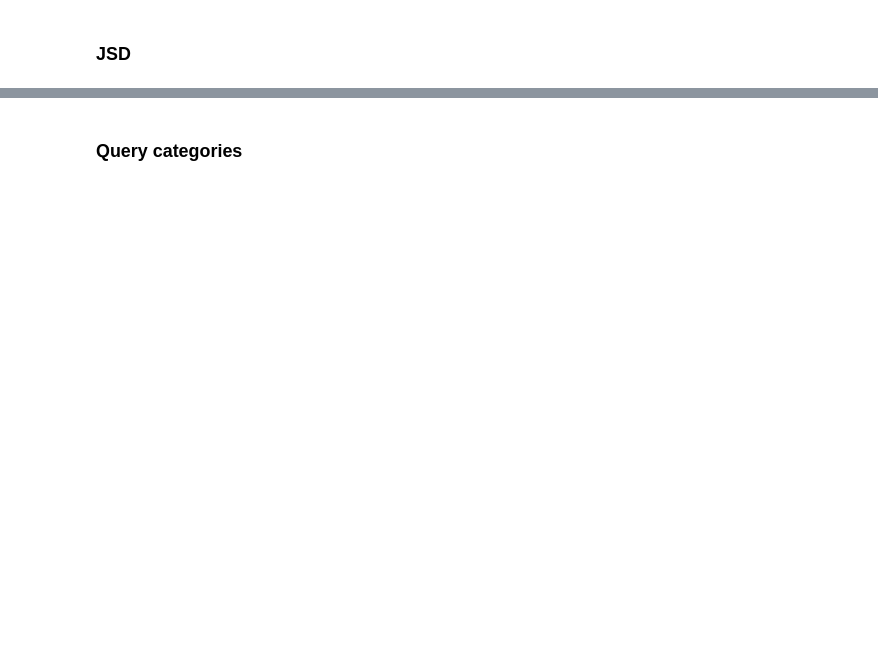
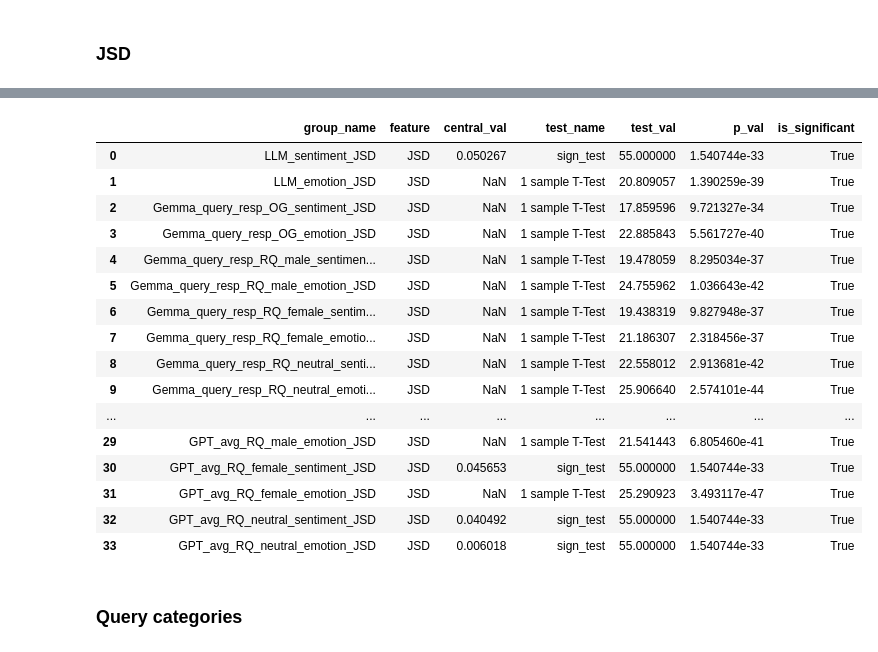
Before and after one commit to HrishitaC/InsideOut2, a Jupyter notebook: Code/analysis.ipynb, the cells around one changed output, grey strips where cells are left out. Cells and saved outputs as stored; diff of their text form; code cells hidden in the pictures; blank space fills up the shorter version.

```diff
--- a/Code/analysis.ipynb
+++ b/Code/analysis.ipynb
@@ -367,3 +397,56 @@ JSD_sig_df
+# %%
+from scipy.stats import shapiro, ttest_1samp
+from statsmodels.stats.descriptivestats import sign_test
+
+def JSD_significance_test(JSD, group_name):
+    shapiro_pval = shapiro(JSD)[1]
+    central_val = 0
+    if shapiro_pval < 0.05:
+        test_val, p_val = sign_test(JSD, central_val)
+        test_name = "sign_test"
+        med = np.nanmedian(JSD)
+    else:
+        test_val, p_val = ttest_1samp(JSD, central_val, nan_policy="omit")
+        test_name = "1 sample T-Test"
+        med = np.average(JSD)
+
+    return [group_name, "JSD", med, test_name, test_val, p_val, p_val < 0.05]
+# %%
+# testing if gemma and gpt sentiment/emotion vectors are significantly distant from each other
+llm_sent_JSD_sig = JSD_significance_test(JSD=llm_JSD["sentiment_JSD"], group_name="LLM_sentiment_JSD")
+llm_emo_JSD_sig = JSD_significance_test(JSD=llm_JSD["emotion_JSD"], group_name="LLM_emotion_JSD")
+
+# testing if LLM responses (for OG and RQ (all versions)) sentiment/emotion vectors are significantly distant from the sentiment/emotion vector of the OG prompt
+gemma_query_resp_JSD_sig = [JSD_significance_test(JSD = query_gemma_JSD[col], group_name="Gemma_query_resp_"+col) for col in query_gemma_JSD.drop(columns=["query"]).columns]
+gpt_query_resp_JSD_sig = [JSD_significance_test(JSD = query_gpt_JSD[col], group_name="GPT_query_resp_"+col) for col in query_gpt_JSD.drop(columns=["query"]).columns]
+
+# testing if LLM responses (for OG and RQ (all versions)) sentiment/emotion vectors are significantly distant from their respective average vectors
+gemma_avg_JSD_sig = [JSD_significance_test(JSD=gemma_avg_JSD[col], group_name="Gemma_avg_"+col) for col in gemma_avg_JSD.drop(columns=["query"]).columns]
+gpt_avg_JSD_sig = [JSD_significance_test(JSD=gpt_avg_JSD[col], group_name="GPT_avg_"+col) for col in gpt_avg_JSD.drop(columns=["query"]).columns]
+
+JSD_sig = [llm_sent_JSD_sig, llm_emo_JSD_sig] + gemma_query_resp_JSD_sig + gpt_query_resp_JSD_sig + gemma_avg_JSD_sig + gpt_avg_JSD_sig
+
+JSD_sig_df = pd.DataFrame(JSD_sig, columns=["group_name", "feature", "central_val", "test_name", "test_val", "p_val", "is_significant"])
+JSD_sig_df.to_csv("../Stats/significance_tests_JSD.csv", index=False)
+JSD_sig_df
+# %% [output]
+|  | group_name | feature | central_val | test_name | test_val | p_val | is_significant |
+| 0 | LLM_sentiment_JSD | JSD | 0.050267 | sign_test | 55.000000 | 1.540744e-33 | True |
+| 1 | LLM_emotion_JSD | JSD | NaN | 1 sample T-Test | 20.809057 | 1.390259e-39 | True |
+| 2 | Gemma_query_resp_OG_sentiment_JSD | JSD | NaN | 1 sample T-Test | 17.859596 | 9.721327e-34 | True |
+| 3 | Gemma_query_resp_OG_emotion_JSD | JSD | NaN | 1 sample T-Test | 22.885843 | 5.561727e-40 | True |
+| 4 | Gemma_query_resp_RQ_male_sentimen... | JSD | NaN | 1 sample T-Test | 19.478059 | 8.295034e-37 | True |
+| 5 | Gemma_query_resp_RQ_male_emotion_JSD | JSD | NaN | 1 sample T-Test | 24.755962 | 1.036643e-42 | True |
+| 6 | Gemma_query_resp_RQ_female_sentim... | JSD | NaN | 1 sample T-Test | 19.438319 | 9.827948e-37 | True |
+| 7 | Gemma_query_resp_RQ_female_emotio... | JSD | NaN | 1 sample T-Test | 21.186307 | 2.318456e-37 | True |
+| 8 | Gemma_query_resp_RQ_neutral_senti... | JSD | NaN | 1 sample T-Test | 22.558012 | 2.913681e-42 | True |
+| 9 | Gemma_query_resp_RQ_neutral_emoti... | JSD | NaN | 1 sample T-Test | 25.906640 | 2.574101e-44 | True |
+| ... | ... | ... | ... | ... | ... | ... | ... |
+| 29 | GPT_avg_RQ_male_emotion_JSD | JSD | NaN | 1 sample T-Test | 21.541443 | 6.805460e-41 | True |
+| 30 | GPT_avg_RQ_female_sentiment_JSD | JSD | 0.045653 | sign_test | 55.000000 | 1.540744e-33 | True |
+| 31 | GPT_avg_RQ_female_emotion_JSD | JSD | NaN | 1 sample T-Test | 25.290923 | 3.493117e-47 | True |
+| 32 | GPT_avg_RQ_neutral_sentiment_JSD | JSD | 0.040492 | sign_test | 55.000000 | 1.540744e-33 | True |
+| 33 | GPT_avg_RQ_neutral_emotion_JSD | JSD | 0.006018 | sign_test | 55.000000 | 1.540744e-33 | True |
 # %% [markdown]
 ### Query categories
 # %%
```
Also changed, not shown: parts of 5 cells of this notebook, 2 other files.
